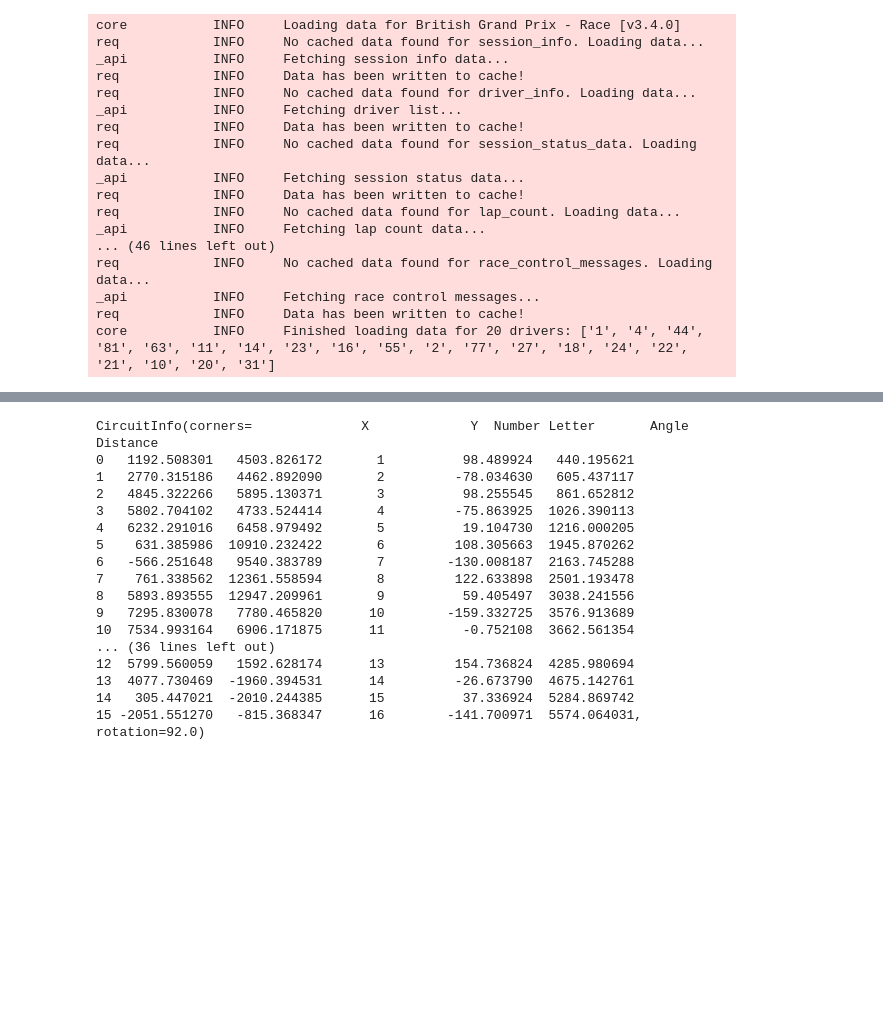
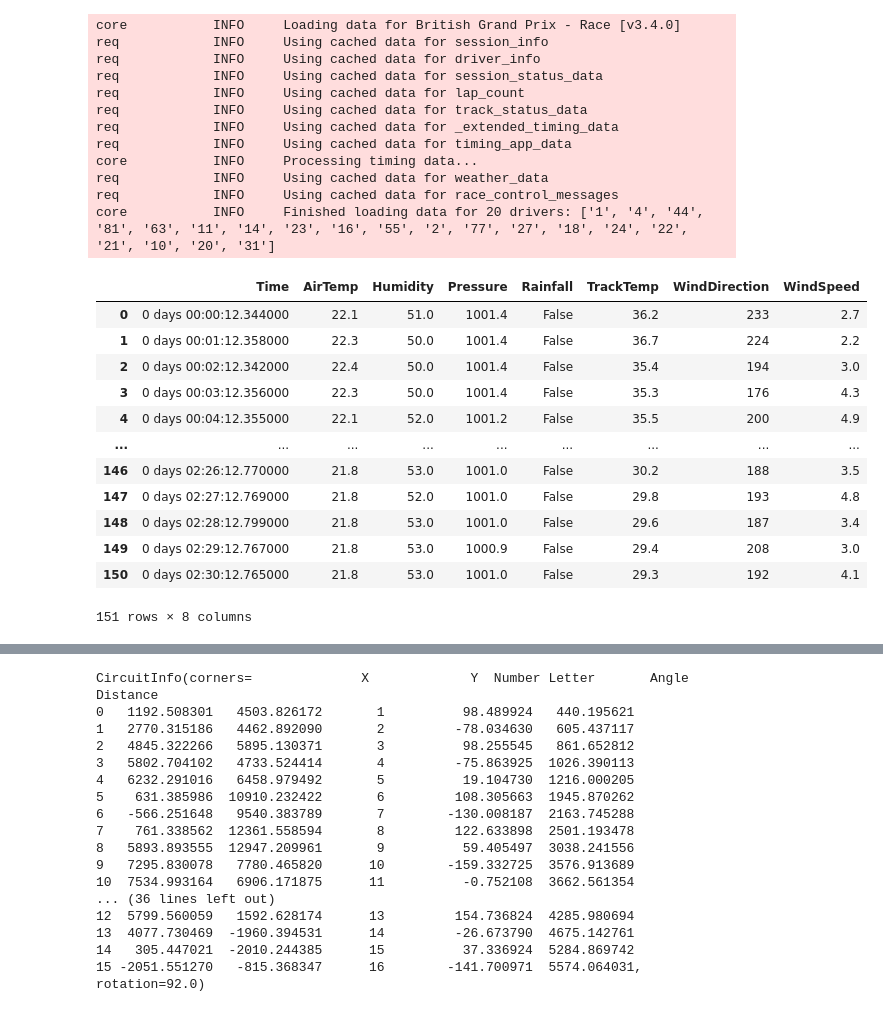
Before and after one commit to AndyZ-CYC/F1_Predictive_Models, a Jupyter notebook: Data_Playground.ipynb, the cells around one changed output, grey strips where cells are left out. Drawn from its saved outputs; the diff is of its cells as text; code cells hidden in the pictures; blank space fills up the shorter version.

```diff
--- a/Data_Playground.ipynb
+++ b/Data_Playground.ipynb
@@ -11,25 +11,36 @@ fastf1.Cache.enable_cache('./cache')
 session = fastf1.get_session(2023, 'British Grand Prix', 'R')
 
 # Load the session data
-session.load()
+session.load(telemetry=False)
 
 # Access session results
 results = session.results
 # %% [output]
 core           INFO     Loading data for British Grand Prix - Race [v3.4.0]
-req            INFO     No cached data found for session_info. Loading data...
-_api           INFO     Fetching session info data...
-req            INFO     Data has been written to cache!
-req            INFO     No cached data found for driver_info. Loading data...
-_api           INFO     Fetching driver list...
-req            INFO     Data has been written to cache!
-req            INFO     No cached data found for session_status_data. Loading data...
-_api           INFO     Fetching session status data...
-req            INFO     Data has been written to cache!
-req            INFO     No cached data found for lap_count. Loading data...
-_api           INFO     Fetching lap count data...
-... (46 lines left out)
-req            INFO     No cached data found for race_control_messages. Loading data...
-_api           INFO     Fetching race control messages...
-req            INFO     Data has been written to cache!
+req            INFO     Using cached data for session_info
+req            INFO     Using cached data for driver_info
+req            INFO     Using cached data for session_status_data
+req            INFO     Using cached data for lap_count
+req            INFO     Using cached data for track_status_data
+req            INFO     Using cached data for _extended_timing_data
+req            INFO     Using cached data for timing_app_data
+core           INFO     Processing timing data...
+req            INFO     Using cached data for weather_data
+req            INFO     Using cached data for race_control_messages
 core           INFO     Finished loading data for 20 drivers: ['1', '4', '44', '81', '63', '11', '14', '23', '16', '55', '2', '77', '27', '18', '24', '22', '21', '10', '20', '31']
+# %%
+session._weather_data
+# %% [output]
+|  | Time | AirTemp | Humidity | Pressure | Rainfall | TrackTemp | WindDirection | WindSpeed |
+| 0 | 0 days 00:00:12.344000 | 22.1 | 51.0 | 1001.4 | False | 36.2 | 233 | 2.7 |
+| 1 | 0 days 00:01:12.358000 | 22.3 | 50.0 | 1001.4 | False | 36.7 | 224 | 2.2 |
+| 2 | 0 days 00:02:12.342000 | 22.4 | 50.0 | 1001.4 | False | 35.4 | 194 | 3.0 |
+| 3 | 0 days 00:03:12.356000 | 22.3 | 50.0 | 1001.4 | False | 35.3 | 176 | 4.3 |
+| 4 | 0 days 00:04:12.355000 | 22.1 | 52.0 | 1001.2 | False | 35.5 | 200 | 4.9 |
+| ... | ... | ... | ... | ... | ... | ... | ... | ... |
+| 146 | 0 days 02:26:12.770000 | 21.8 | 53.0 | 1001.0 | False | 30.2 | 188 | 3.5 |
+| 147 | 0 days 02:27:12.769000 | 21.8 | 52.0 | 1001.0 | False | 29.8 | 193 | 4.8 |
+| 148 | 0 days 02:28:12.799000 | 21.8 | 53.0 | 1001.0 | False | 29.6 | 187 | 3.4 |
+| 149 | 0 days 02:29:12.767000 | 21.8 | 53.0 | 1000.9 | False | 29.4 | 208 | 3.0 |
+| 150 | 0 days 02:30:12.765000 | 21.8 | 53.0 | 1001.0 | False | 29.3 | 192 | 4.1 |
+151 rows × 8 columns
```
Also changed, not shown: parts of 13 cells of this notebook, 55 other files.
